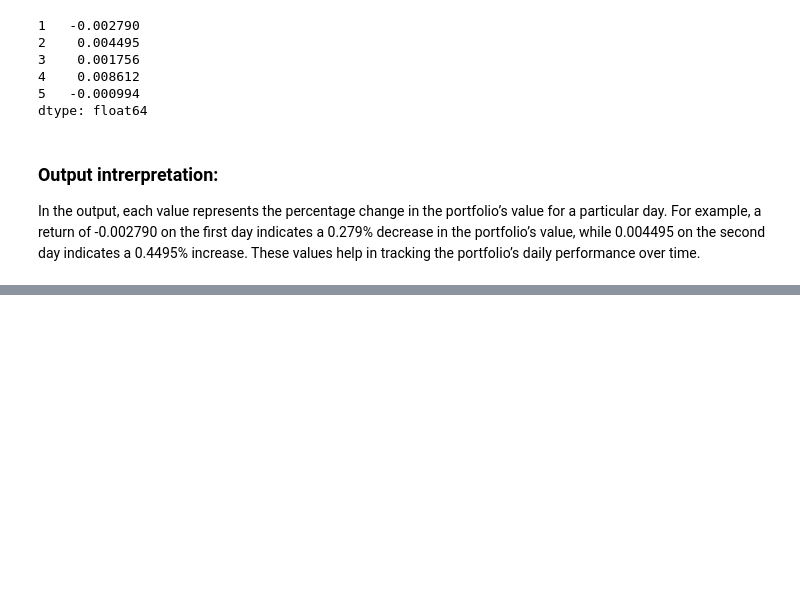
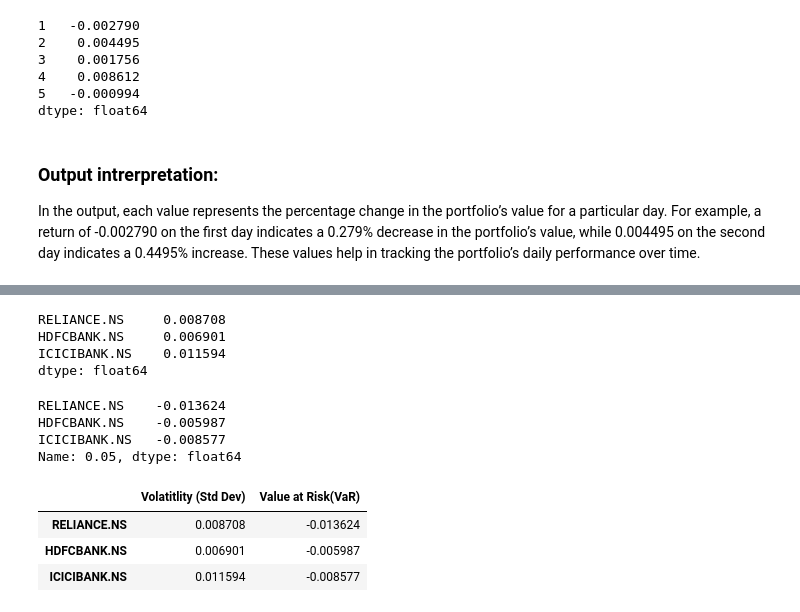
Before and after one commit to jc-cedric/financial-data-analysis, a Jupyter notebook: index.ipynb, the cells around one changed output, grey strips where cells are left out. Drawn from its saved outputs; the diff is of its cells as text; code cells hidden in the pictures; blank space fills up the shorter version.

Commit message:
risk assessment

```diff
--- a/index.ipynb
+++ b/index.ipynb
@@ -226,0 +232,29 @@ In the output, each value represents the percentage change in the portfolio’s
+# %%
+# Calculate standard deviation(volatility)
+
+volatility = daily_returns.std()
+volatility
+# %% [output]
+RELIANCE.NS     0.008708
+HDFCBANK.NS     0.006901
+ICICIBANK.NS    0.011594
+dtype: float64
+# %%
+# Calculate VaR(95% confidence_level)
+confidence_level = 0.05
+VaR = daily_returns.quantile(confidence_level)
+VaR
+# %% [output]
+RELIANCE.NS    -0.013624
+HDFCBANK.NS    -0.005987
+ICICIBANK.NS   -0.008577
+Name: 0.05, dtype: float64
+# %%
+# Display risk metrics
+risks_metrics = pd.DataFrame({ "Volatitlity (Std Dev)": volatility, "Value at Risk(VaR)": VaR })
+risks_metrics
+# %% [output]
+|  | Volatitlity (Std Dev) | Value at Risk(VaR) |
+| RELIANCE.NS | 0.008708 | -0.013624 |
+| HDFCBANK.NS | 0.006901 | -0.005987 |
+| ICICIBANK.NS | 0.011594 | -0.008577 |
```
Also changed, not shown: parts of 3 cells of this notebook.
